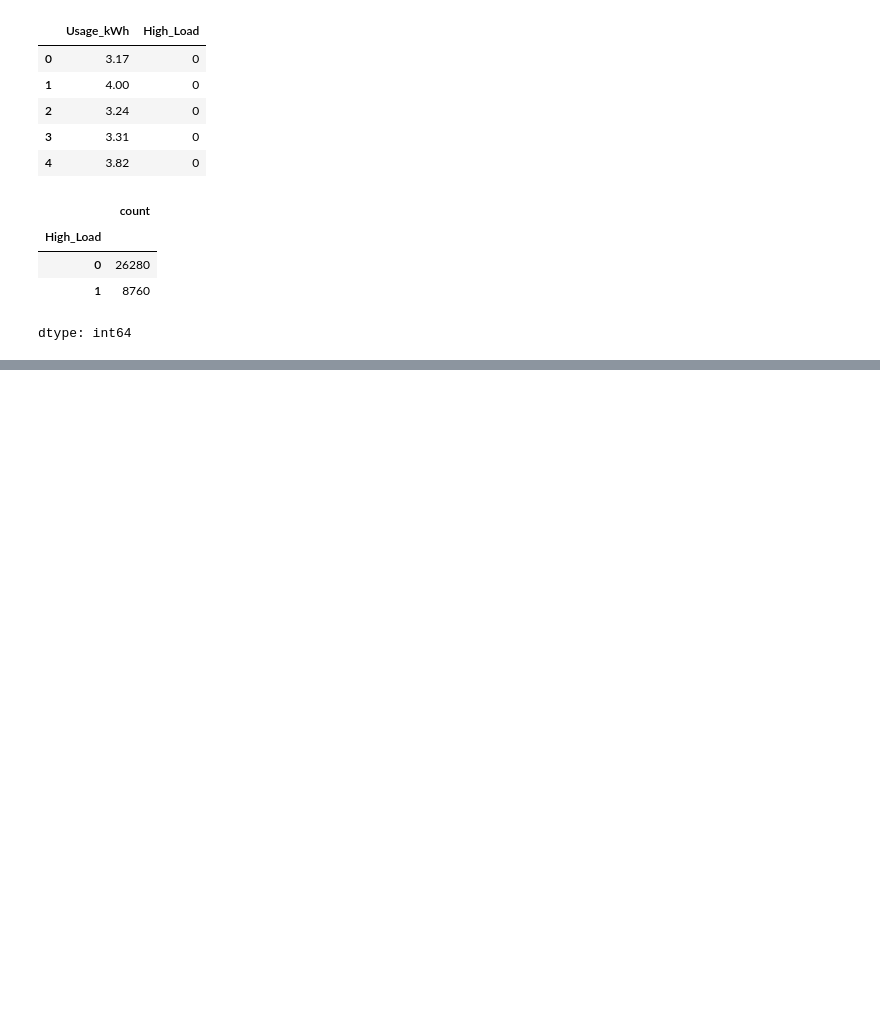
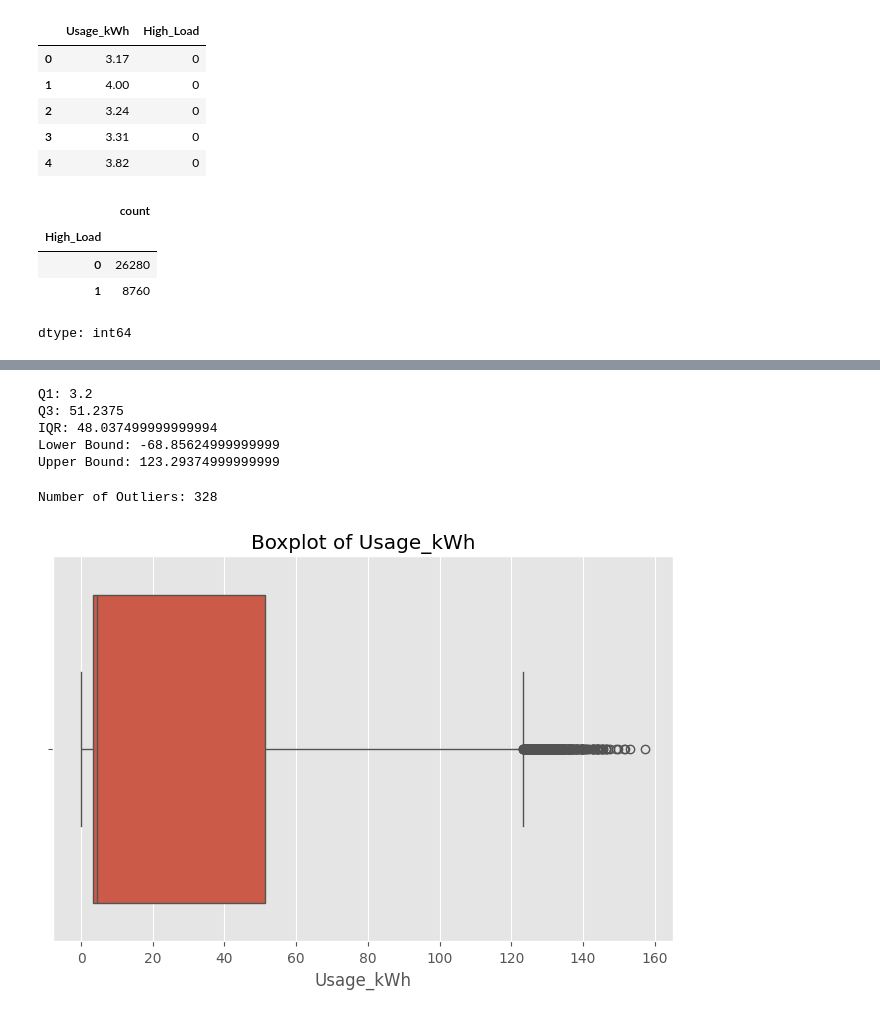
Before and after one commit to hania-sajjad/Week-2-Task, a Jupyter notebook: week2_eda.ipynb, the cells around one changed output, grey strips where cells are left out. Cells and saved outputs as stored; diff of their text form; code cells hidden in the pictures; blank space fills up the shorter version.

Commit message:
Outliers Detection and Visualisation

```diff
--- a/week2_eda.ipynb
+++ b/week2_eda.ipynb
@@ -256,0 +261,45 @@ dtype: int64
+# %%
+# Calculate the first and third quartiles
+Q1 = df['Usage_kWh'].quantile(0.25)
+Q3 = df['Usage_kWh'].quantile(0.75)
+
+# Calculate the Interquartile Range
+IQR = Q3 - Q1
+
+# Calculate the lower and upper bounds
+lower_bound = Q1 - (1.5 * IQR)
+upper_bound = Q3 + (1.5 * IQR)
+
+print("Q1:", Q1)
+print("Q3:", Q3)
+print("IQR:", IQR)
+print("Lower Bound:", lower_bound)
+print("Upper Bound:", upper_bound)
+# %% [output]
+Q1: 3.2
+Q3: 51.2375
+IQR: 48.037499999999994
+Lower Bound: -68.85624999999999
+Upper Bound: 123.29374999999999
+# %%
+# Detect outliers
+outliers = df[
+    (df['Usage_kWh'] < lower_bound) |
+    (df['Usage_kWh'] > upper_bound)
+]
+
+print("Number of Outliers:", len(outliers))
+# %% [output]
+Number of Outliers: 328
+# %%
+# Boxplot of Outliers
+plt.figure(figsize=(8,5))
+
+sns.boxplot(x=df['Usage_kWh'])
+
+plt.title("Boxplot of Usage_kWh")
+plt.xlabel("Usage_kWh")
+
+plt.show()
+# %% [output]
+[figure, added]
```
Also changed, not shown: parts of 1 cell of this notebook.
